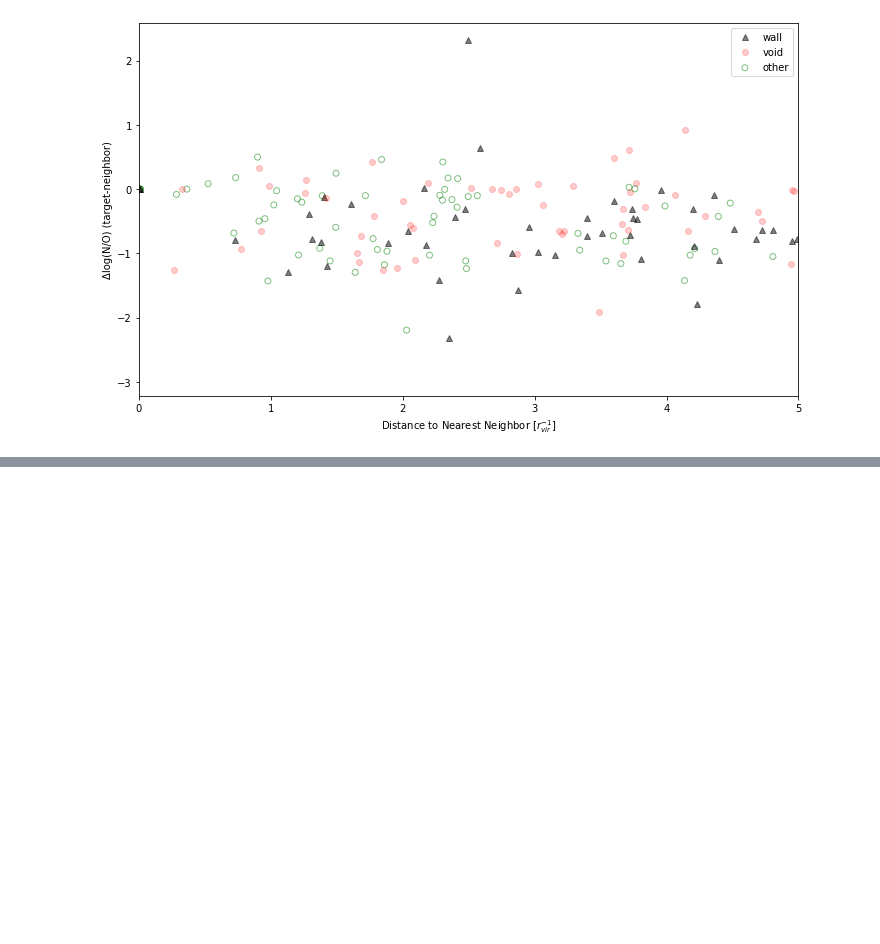
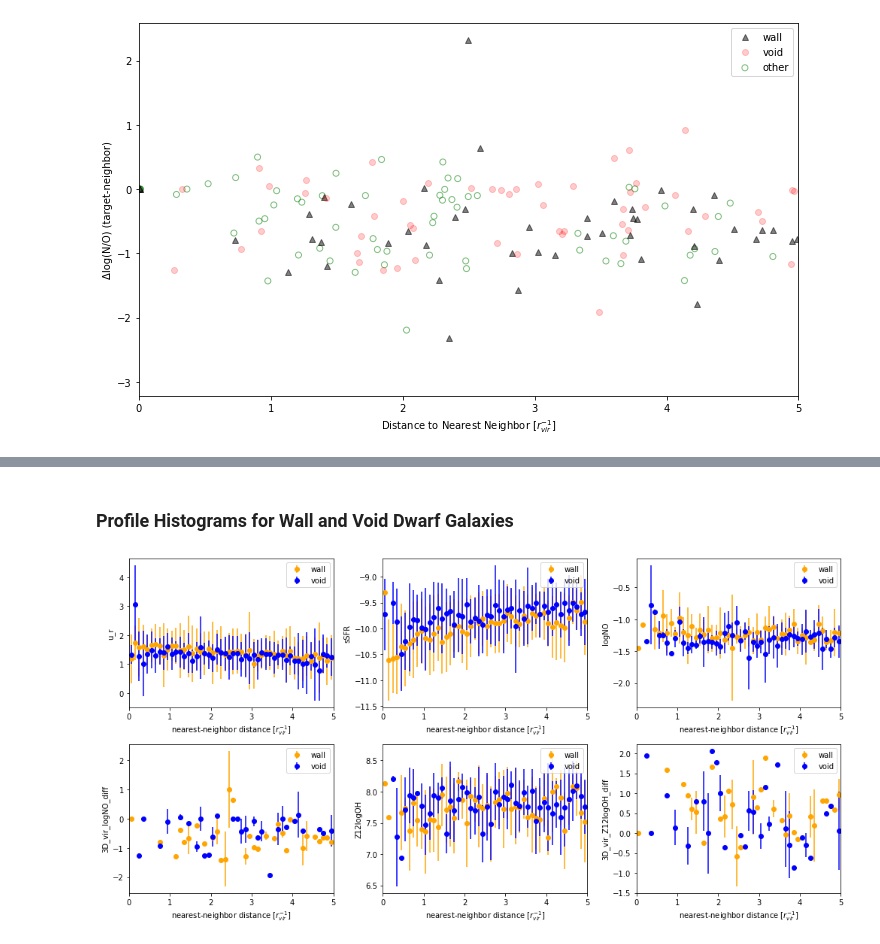
Before and after one commit to kadglass/SmallScale, a Jupyter notebook: 3D_vir_dist_properties_plots.ipynb, the cells around one changed output, grey strips where cells are left out. Cells and saved outputs as stored; diff of their text form; code cells hidden in the pictures; blank space fills up the shorter version.

```diff
--- a/3D_vir_dist_properties_plots.ipynb
+++ b/3D_vir_dist_properties_plots.ipynb
@@ -255,0 +344,21 @@ plt.xlim([0,5]);
+# %% [markdown]
+### Profile Histograms for Wall and Void Dwarf Galaxies
+# %%
+fig, axes = plt.subplots(2,3, figsize=(14,7), tight_layout=True)
+axes = axes.flatten()
+
+#d = dwarf_table['2D_neighbor_dist'][dwarf_void]
+for select, mc, label in zip([dwarf_wall, dwarf_void], ['orange', 'blue'], ['wall', 'void']):
+    for _name, ax in zip(['u_r', 'sSFR', 'logNO', '3D_vir_logNO_diff', 'Z12logOH', '3D_vir_Z12logOH_diff'], axes):
+        d = dwarf_table['3D_neighbor_dist_vir'][select]
+        vals = dwarf_table[_name][select]
+        nonan = ~np.isnan(vals)
+        #print(_name, np.sum(nonan))
+
+        xc, yavg, yerr = profilehist(d[nonan], vals[nonan], bins=np.linspace(0,5,51), uncertainty='sample')
+        #ax.scatter(d[nonan], vals[nonan], alpha=0.1, color='r', marker='o')
+        ax.errorbar(xc, yavg, yerr=yerr, fmt='o', color=mc, label=label)
+        ax.set(xlabel='nearest-neighbor distance [$r^{-1}_{vir}$]', ylabel=_name, xlim=(0,5));
+        ax.legend()
+# %% [output]
+[figure, added]
```
Also changed, not shown: parts of 14 cells of this notebook.
